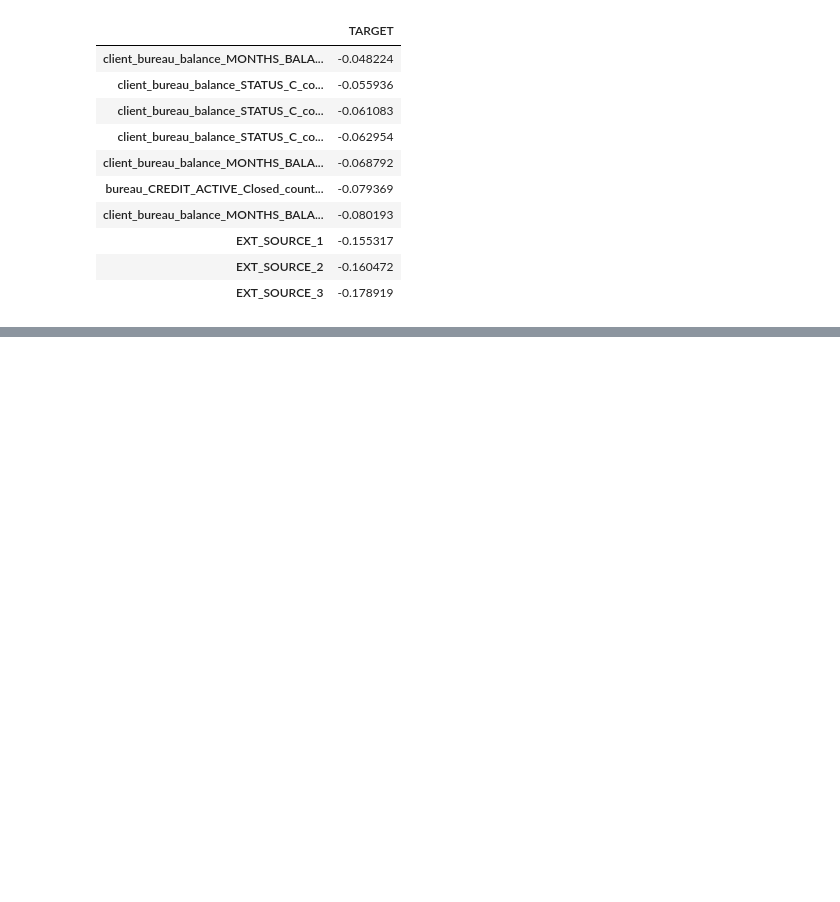
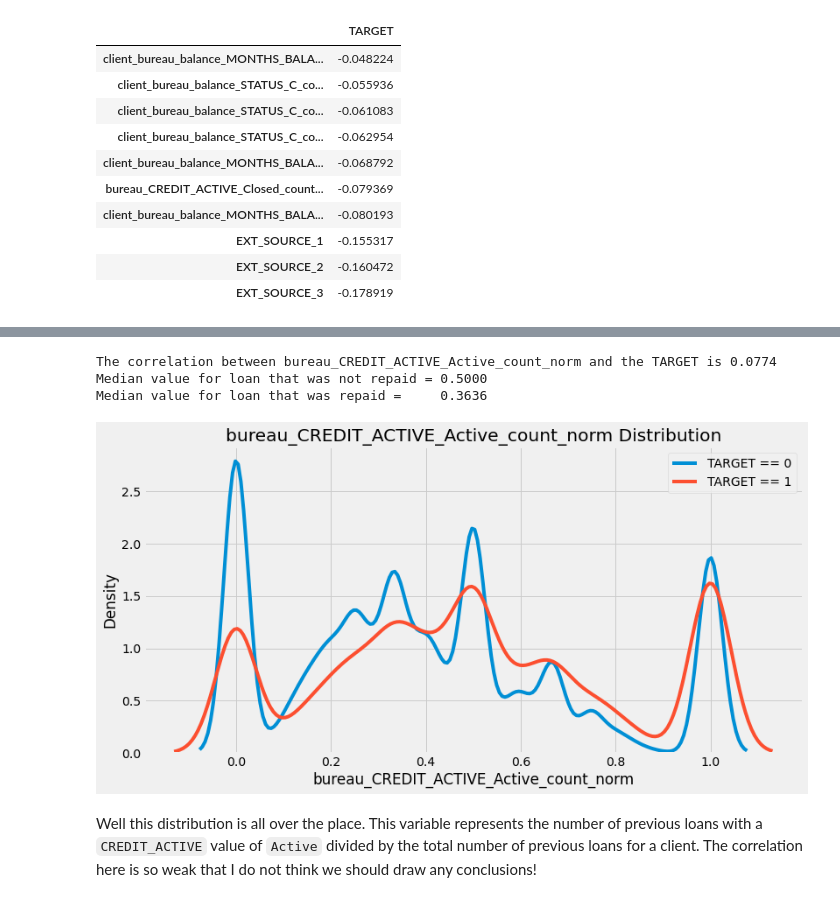
Before and after one commit to StudentLucyna/Projet7, a Jupyter notebook: Projet7_FE_Pysz.ipynb, the cells around one changed output, grey strips where cells are left out. Drawn from its saved outputs; the diff is of its cells as text; code cells hidden in the pictures; blank space fills up the shorter version.

```diff
--- a/Projet7_FE_Pysz.ipynb
+++ b/Projet7_FE_Pysz.ipynb
@@ -937,0 +949,9 @@ pd.DataFrame(corrs['TARGET'].dropna().tail(10))
+# %%
+kde_target(var_name='bureau_CREDIT_ACTIVE_Active_count_norm', df=train)
+# %% [output]
+The correlation between bureau_CREDIT_ACTIVE_Active_count_norm and the TARGET is 0.0774
+Median value for loan that was not repaid = 0.5000
+Median value for loan that was repaid =     0.3636
+[figure, added]
+# %% [markdown]
+Well this distribution is all over the place. This variable represents the number of previous loans with a `CREDIT_ACTIVE` value of `Active` divided by the total number of previous loans for a client. The correlation here is so weak that I do not think we should draw any conclusions!
```
Also changed, not shown: parts of 44 cells of this notebook.
